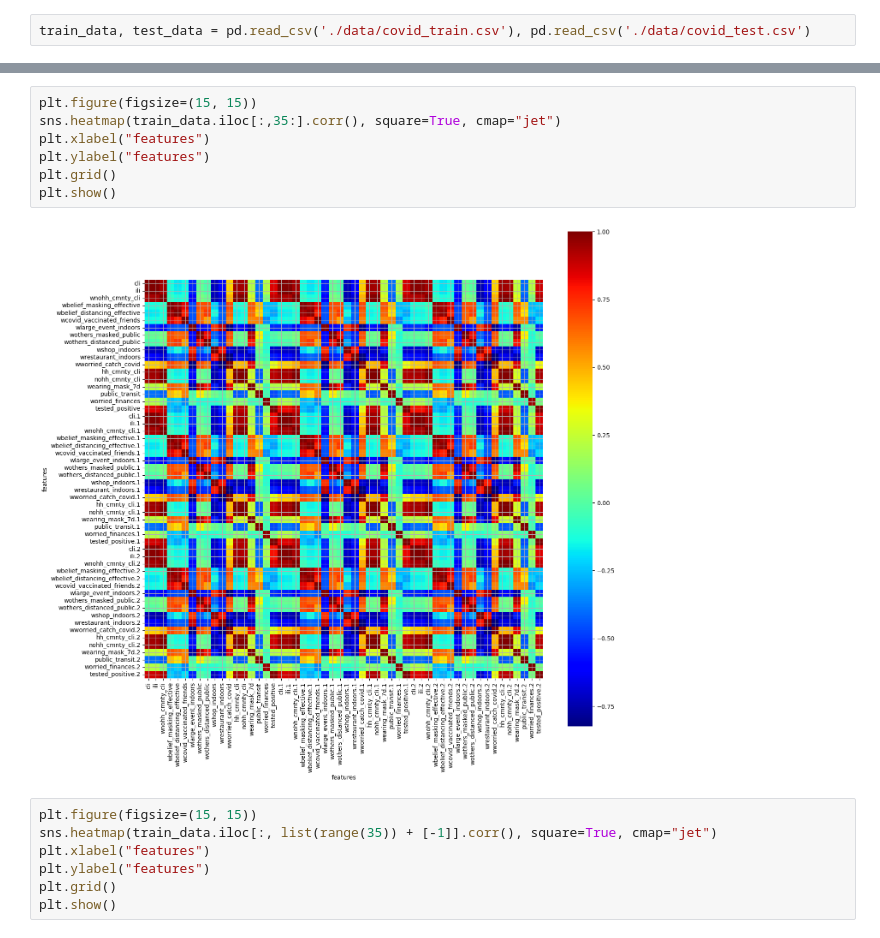
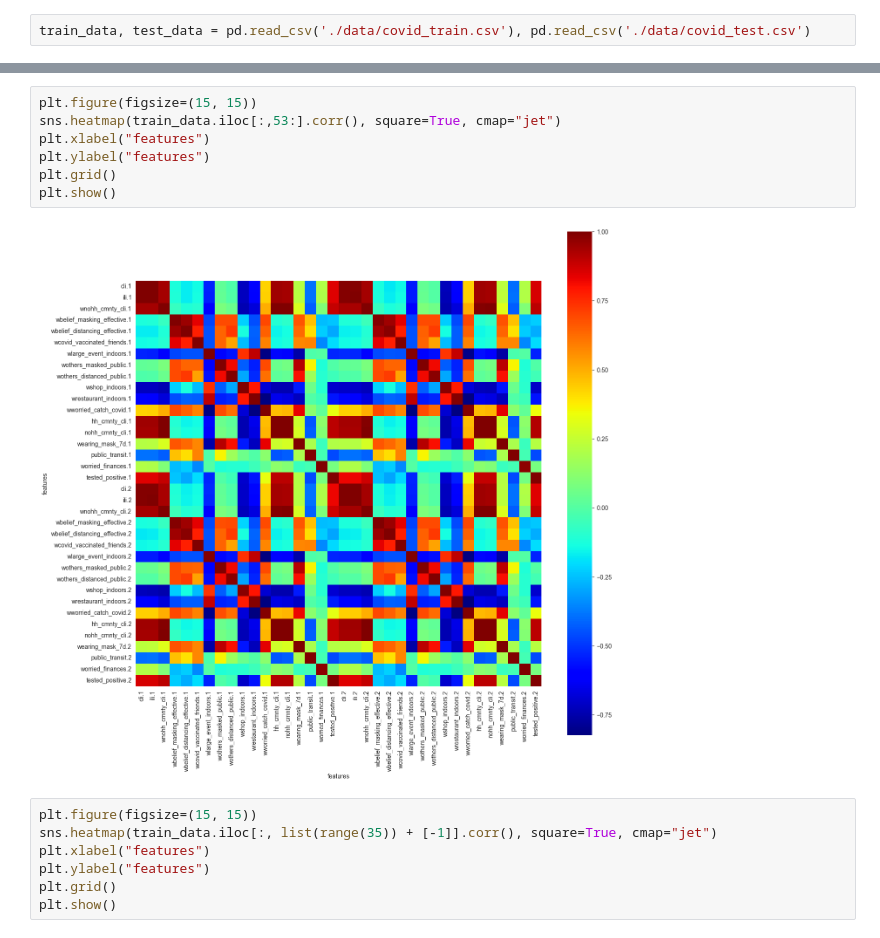
Before and after one commit to zwang2019/ML_Recap, a Jupyter notebook: hw1/hw1_eda.ipynb, the cells around one changed output, grey strips where cells are left out. Cells and saved outputs as stored; diff of their text form.

```diff
--- a/hw1/hw1_eda.ipynb
+++ b/hw1/hw1_eda.ipynb
@@ -78,12 +78,12 @@ plt.show()
 # %%
 plt.figure(figsize=(15, 15))
-sns.heatmap(train_data.iloc[:,35:].corr(), square=True, cmap="jet")
+sns.heatmap(train_data.iloc[:,53:].corr(), square=True, cmap="jet")
 plt.xlabel("features")
 plt.ylabel("features")
 plt.grid()
 plt.show()
 # %% [output]
-[figure, old version]
+[figure, new version]
 # %%
 plt.figure(figsize=(15, 15))
 sns.heatmap(train_data.iloc[:, list(range(35)) + [-1]].corr(), square=True, cmap="jet")
```
Also changed, not shown: parts of 1 cell of this notebook, 1 other file.
